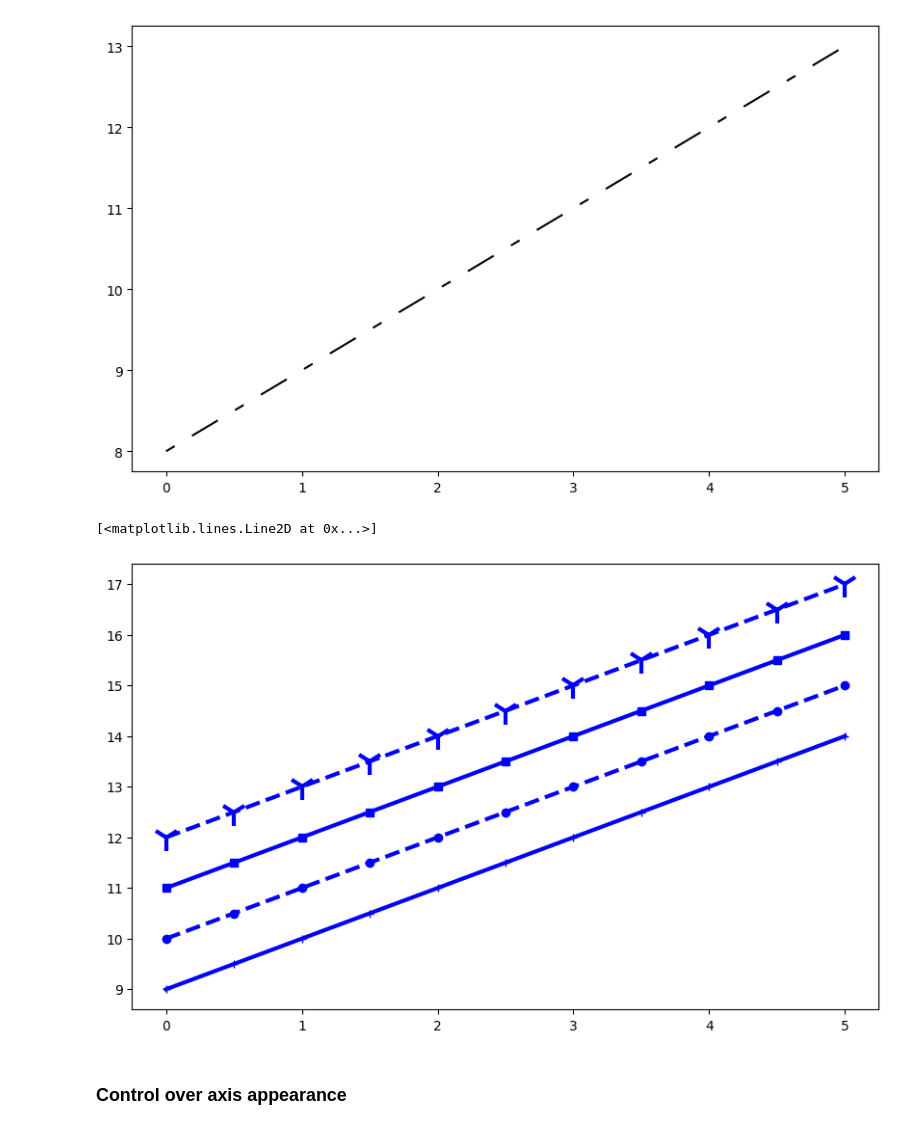
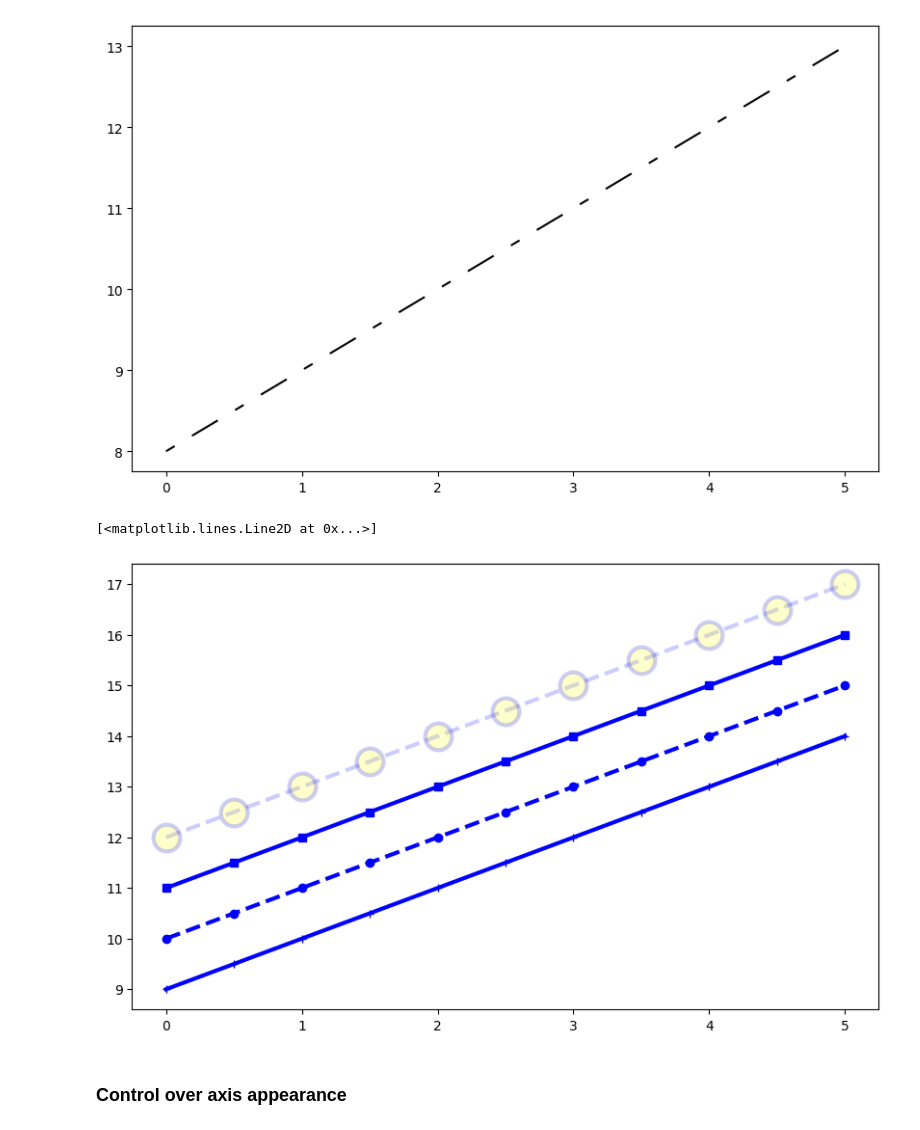
Before and after one commit to Danielcoffee/data_scientist_bootcamp, a Jupyter notebook: 05-Data-Visualization-with-Matplotlib/01-Matplotlib Concepts Lecture.ipynb, the cells around one changed output. Cells and saved outputs as stored; diff of their text form; code cells hidden in the pictures.

```diff
--- a/05-Data-Visualization-with-Matplotlib/01-Matplotlib Concepts Lecture.ipynb
+++ b/05-Data-Visualization-with-Matplotlib/01-Matplotlib Concepts Lecture.ipynb
@@ -406,17 +406,18 @@ line.set_dashes([5, 10, 15, 10]) # format: line length, space length, ...
 # %%
 
 fig, ax = plt.subplots(figsize=(10,6))
 # possible marker symbols: marker = '+', 'o', '*', 's', ',', '.', '1', '2', '3', '4', ...
 ax.plot(x, x+ 9, color="blue", lw=3, ls='-', marker='+')
 ax.plot(x, x+10, color="blue", lw=3, ls='--', marker='o')
 ax.plot(x, x+11, color="blue", lw=3, ls='-', marker='s')
-ax.plot(x, x+12, color="blue", lw=3, ls='--', marker='1', markersize=20, markerfacecolor='red', markeredgewidth='3')
+ax.plot(x, x+12, color="blue", lw=3, ls='--', marker='o', markersize=20, markerfacecolor='yellow', markeredgewidth='3', alpha=0.2)
 # can combine with markersize=value
 # markerfacecolor
 # markeredgewidth
+# markeredgecolor
 # %% [output]
 [<matplotlib.lines.Line2D at 0x...>]
-[figure, old version]
+[figure, new version]
 # %%
 
 # marker size and color
```
